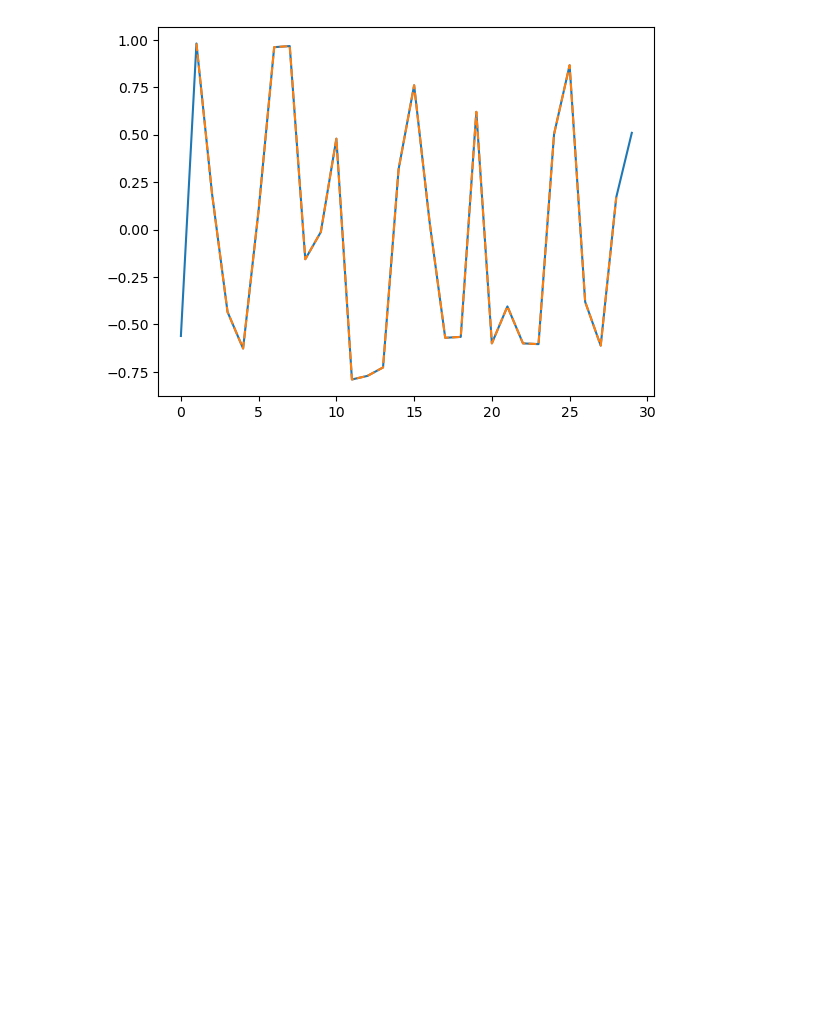
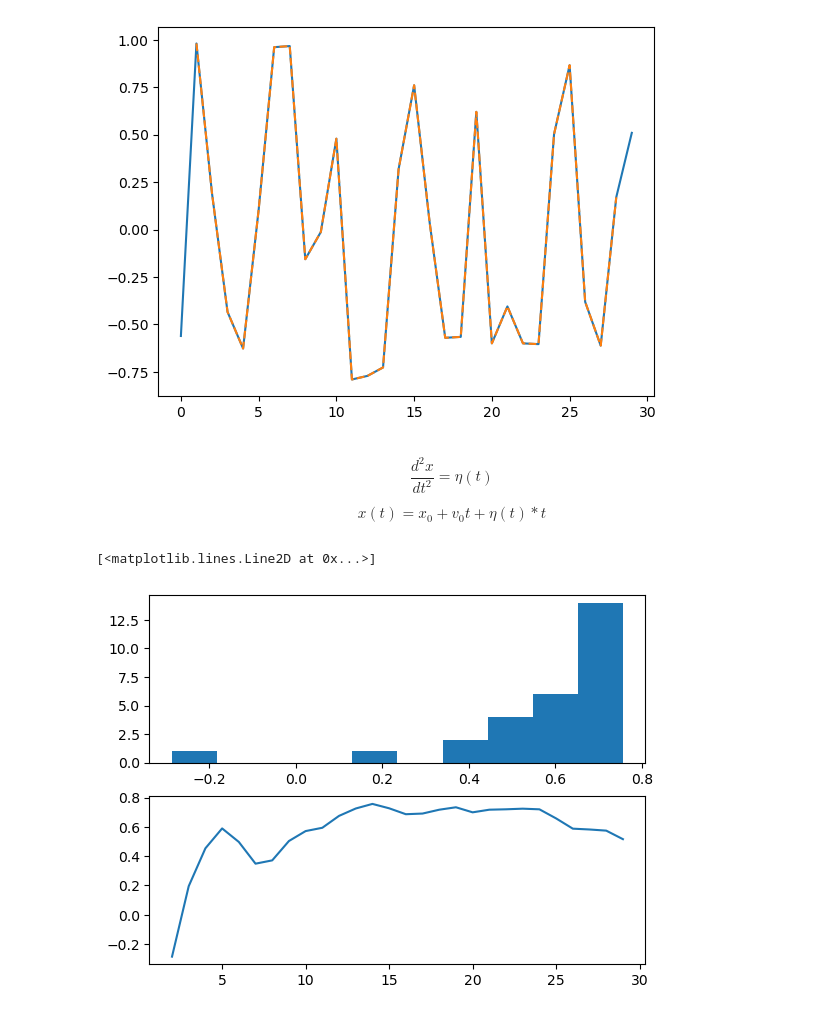
Before and after one commit to davidsantiagoquevedo/fractional-langevin-equations, a Jupyter notebook: analysis/inspect_solutions_2sde.ipynb, the cells around one changed output. Drawn from its saved outputs; the diff is of its cells as text; code cells hidden in the pictures; blank space fills up the shorter version.

```diff
--- a/analysis/inspect_solutions_2sde.ipynb
+++ b/analysis/inspect_solutions_2sde.ipynb
@@ -38,3 +38,14 @@ analytical = f_analytical(line, noise, time, x0, v0)
+# %% [markdown]
+$$\frac{d^ 2x}{dt^ 2} = \eta(t)$$
+
+$$x(t) = x_0 + v_0 t + \eta(t)*t$$
+# %%
+fig, ax = plt.subplots(2)
+ax[0].hist((np.array(analytical)/df_sol[1:].deets_v)[1:])
+ax[1].plot((np.array(analytical)/df_sol[1:].deets_v)[1:])
+# %% [output]
+[<matplotlib.lines.Line2D at 0x...>]
+[figure, added]
 # %%
 plt.plot(analytical, label = "Analytical")
 plt.plot(df_sol[2:].deets_v.tolist(), label = "Numerical")
```
Also changed, not shown: parts of 2 cells of this notebook.
